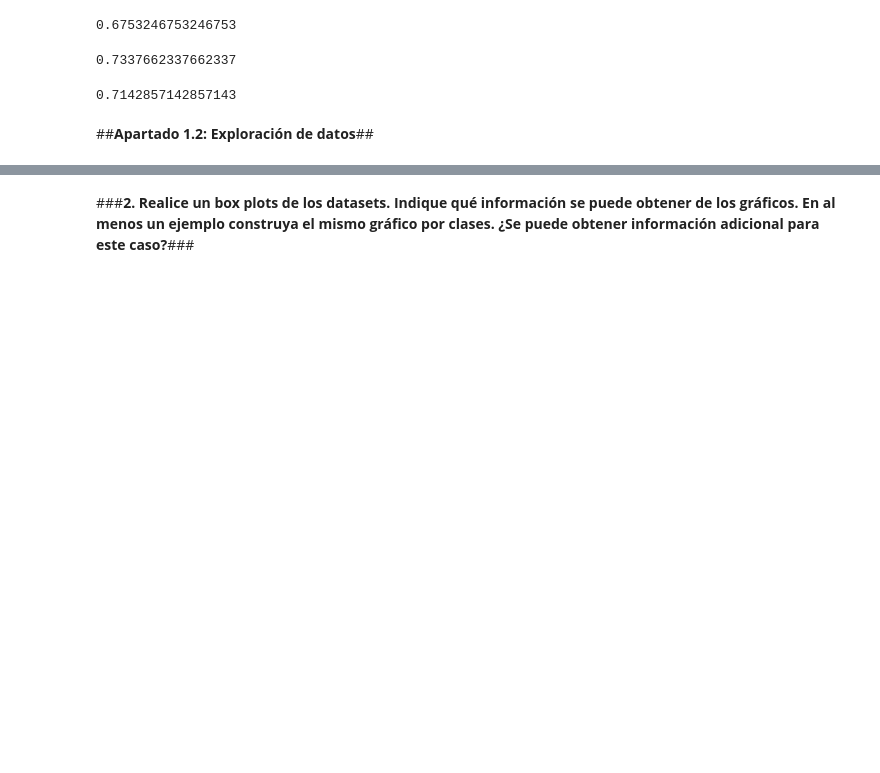
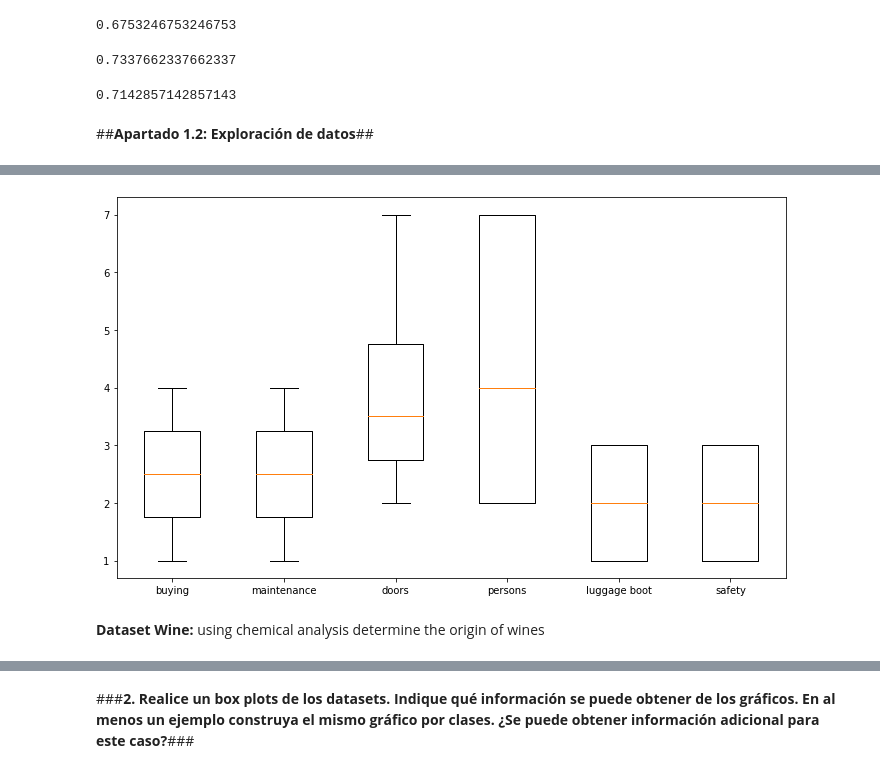
Before and after one commit to victoriapl01/Mineria_De_Datos, a Jupyter notebook: Practica1_1_IMD.ipynb, the cells around one changed output, grey strips where cells are left out. Saved outputs shown, nothing was run; the diff lists cells and outputs as text; code cells hidden in the pictures; blank space fills up the shorter version.

```diff
--- a/Practica1_1_IMD.ipynb
+++ b/Practica1_1_IMD.ipynb
@@ -834,0 +866,14 @@ accuracy_knn_disc
+# %%
+#Car Evaluation Data set
+columnas=['buying','maint','doors', 'persons', 'lug_boot','safety','class']
+car_features=['buying','maint','doors', 'persons', 'lug_boot','safety']
+car= readDataset('https://raw.githubusercontent.com/victoriapl01/Mineria_De_Datos/main/Datasets/car.data',columnas)
+car['buying']=car['buying'].map({'vhigh':4, 'high':3, 'med':2, 'low':1})
+car['maint']=car['maint'].map({'vhigh':4, 'high':3, 'med':2, 'low':1})
+car['lug_boot']=car['lug_boot'].map({'small':1, 'med':2, 'big':3})
+car['safety']=car['safety'].map({'low':1, 'med':2, 'high':3})
+car['doors']=car['doors'].map({'1':1, '2':2,'3':3,'4':4,'5more':7}) #Esto hará que 7 signifique más de 5 puertas o personas
+car['persons']=car['persons'].map({'1':1, '2':2,'3':3,'4':4,'more':7})
+car_X=car[car_features]
+car_y=car['class']
+car
@@ -834,0 +894,7 @@ accuracy_knn_disc
+# %%
+fig = plt.figure(figsize =(12, 7))
+plt.boxplot([car['buying'],car['maint'], car['doors'], car['persons'], car['lug_boot'], car['safety']], labels=['buying','maintenance', 'doors','persons','luggage boot','safety']);
+# %% [output]
+[figure, added]
+# %% [markdown]
+**Dataset Wine:** using chemical analysis determine the origin of wines
```
Also changed, not shown: parts of 33 cells of this notebook.
